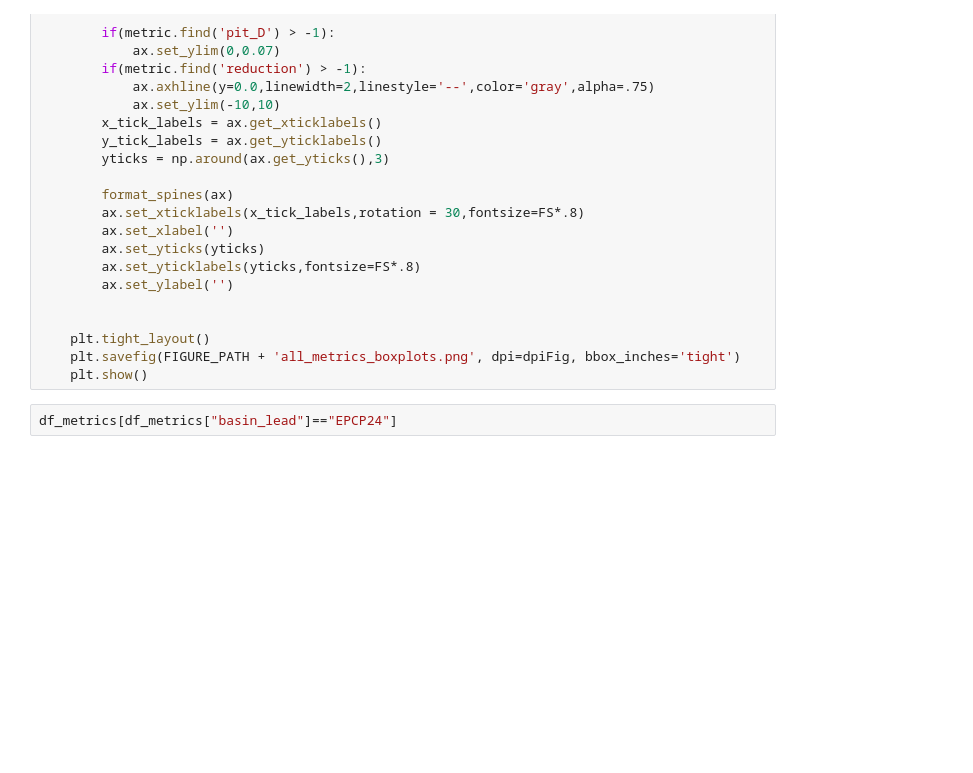
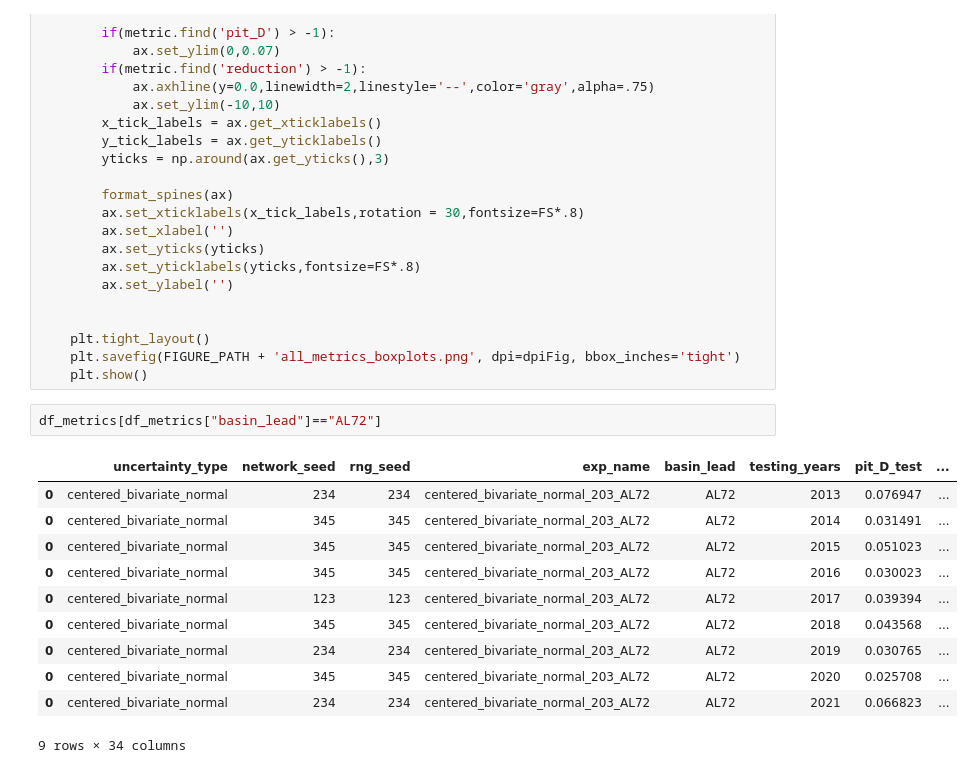
Before and after one commit to mafern/tcane_track, a Jupyter notebook: centered_bivariate_normal/_metric_evaluation.ipynb, the cells around one changed output. Saved outputs shown, nothing was run; the diff lists cells and outputs as text; blank space fills up the shorter version.

```diff
--- a/centered_bivariate_normal/_metric_evaluation.ipynb
+++ b/centered_bivariate_normal/_metric_evaluation.ipynb
@@ -341,4 +350,16 @@ for x_axis in x_axis_list:
     plt.savefig(FIGURE_PATH + 'all_metrics_boxplots.png', dpi=dpiFig, bbox_inches='tight')
     plt.show()
 # %%
-df_metrics[df_metrics["basin_lead"]=="EPCP24"]
+df_metrics[df_metrics["basin_lead"]=="AL72"]
+# %% [output]
+|  | uncertainty_type | network_seed | rng_seed | exp_name | basin_lead | testing_years | pit_D_test | ... |
+| 0 | centered_bivariate_normal | 234 | 234 | centered_bivariate_normal_203_AL72 | AL72 | 2013 | 0.076947 | ... |
+| 0 | centered_bivariate_normal | 345 | 345 | centered_bivariate_normal_203_AL72 | AL72 | 2014 | 0.031491 | ... |
+| 0 | centered_bivariate_normal | 345 | 345 | centered_bivariate_normal_203_AL72 | AL72 | 2015 | 0.051023 | ... |
+| 0 | centered_bivariate_normal | 345 | 345 | centered_bivariate_normal_203_AL72 | AL72 | 2016 | 0.030023 | ... |
+| 0 | centered_bivariate_normal | 123 | 123 | centered_bivariate_normal_203_AL72 | AL72 | 2017 | 0.039394 | ... |
+| 0 | centered_bivariate_normal | 345 | 345 | centered_bivariate_normal_203_AL72 | AL72 | 2018 | 0.043568 | ... |
+| 0 | centered_bivariate_normal | 234 | 234 | centered_bivariate_normal_203_AL72 | AL72 | 2019 | 0.030765 | ... |
+| 0 | centered_bivariate_normal | 345 | 345 | centered_bivariate_normal_203_AL72 | AL72 | 2020 | 0.025708 | ... |
+| 0 | centered_bivariate_normal | 234 | 234 | centered_bivariate_normal_203_AL72 | AL72 | 2021 | 0.066823 | ... |
+9 rows × 34 columns
```
Also changed, not shown: parts of 3 cells of this notebook, 3 other files.
